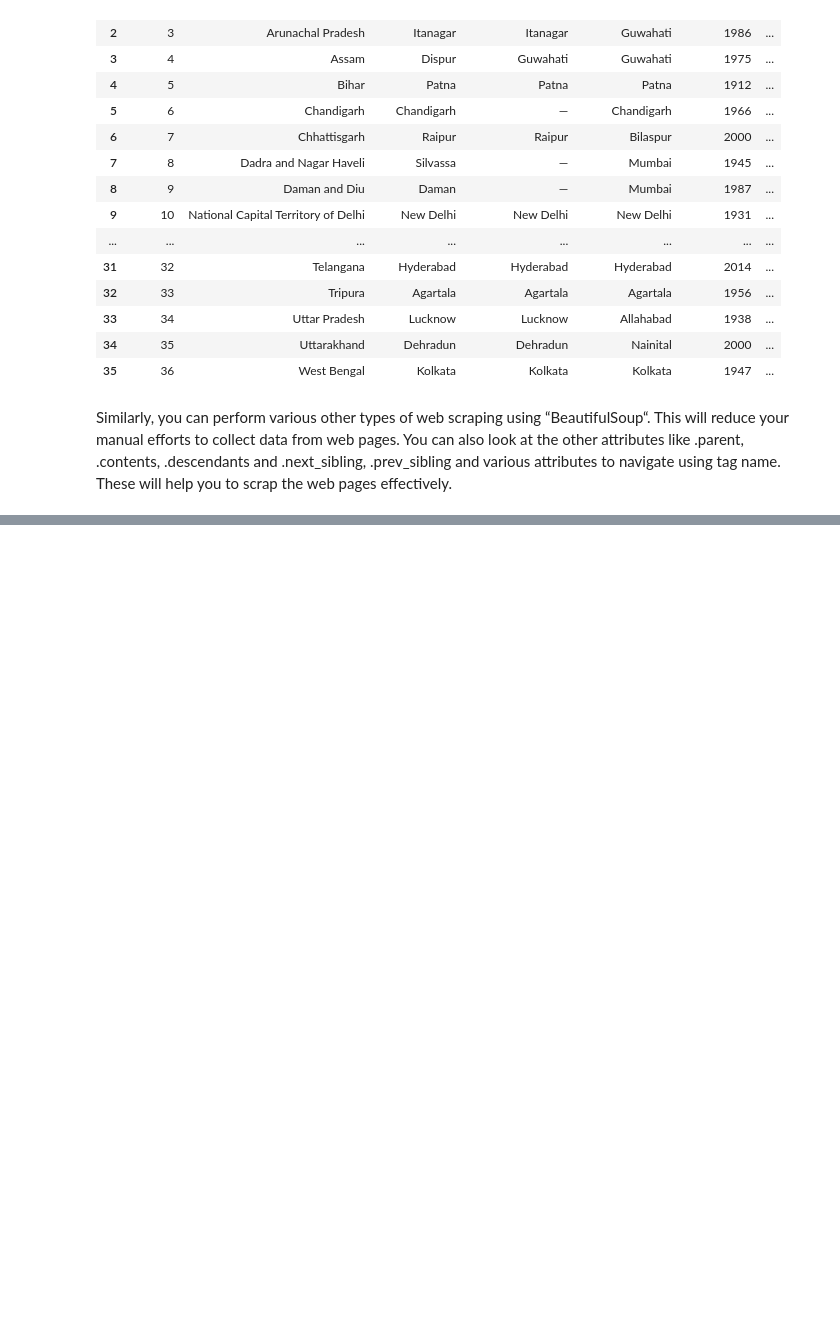
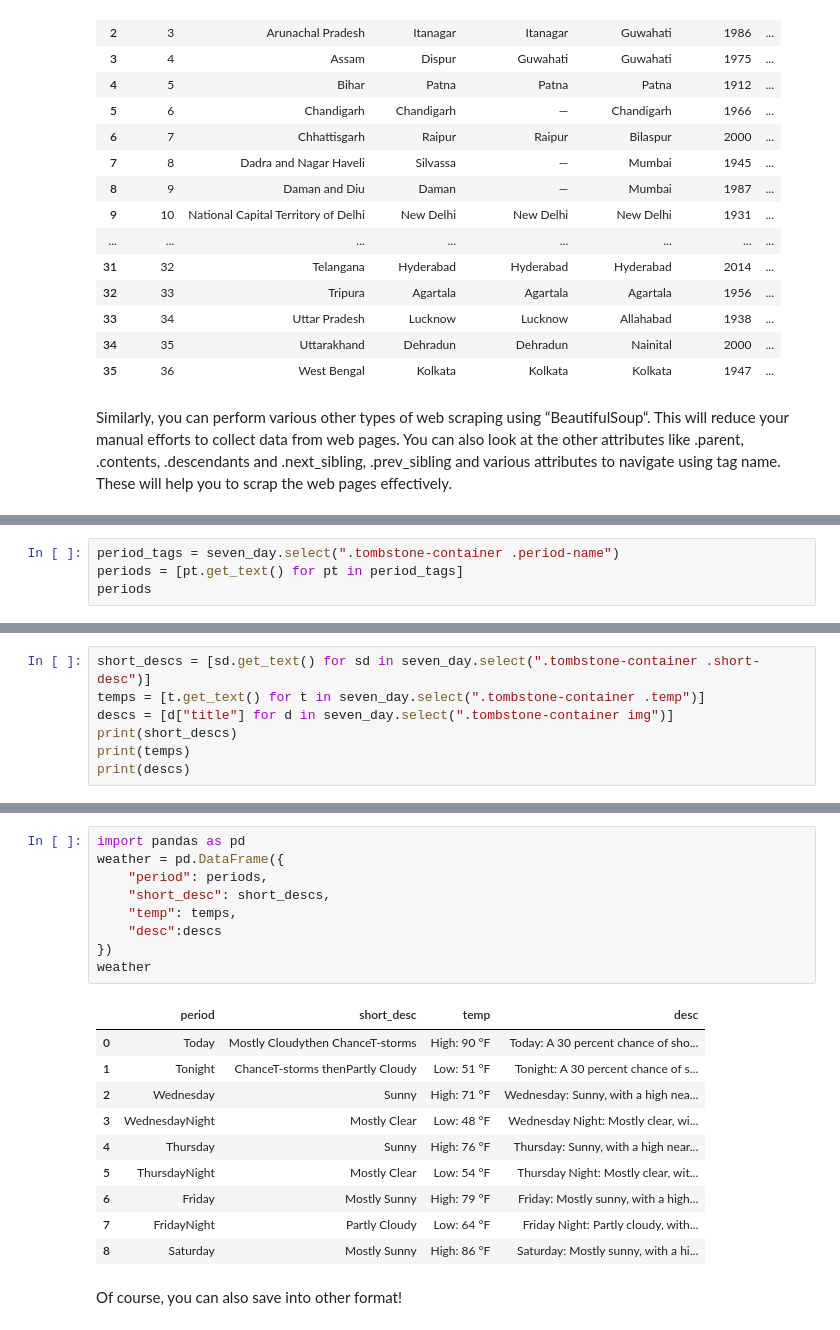
Before and after one commit to EngBett/UNT-INFO5717-Fall2019, a Jupyter notebook: Lesson 8/Lesson_eight.ipynb, the cells around one changed output, grey strips where cells are left out. Saved outputs shown, nothing was run; the diff lists cells and outputs as text; blank space fills up the shorter version.

```diff
--- a/Lesson 8/Lesson_eight.ipynb
+++ b/Lesson 8/Lesson_eight.ipynb
@@ -436,0 +547,4 @@ We want to extract information about the local weather from the National Weather
+# %%
+period_tags = seven_day.select(".tombstone-container .period-name")
+periods = [pt.get_text() for pt in period_tags]
+periods
@@ -436,0 +561,7 @@ We want to extract information about the local weather from the National Weather
+# %%
+short_descs = [sd.get_text() for sd in seven_day.select(".tombstone-container .short-desc")]
+temps = [t.get_text() for t in seven_day.select(".tombstone-container .temp")]
+descs = [d["title"] for d in seven_day.select(".tombstone-container img")]
+print(short_descs)
+print(temps)
+print(descs)
@@ -436,0 +578,22 @@ We want to extract information about the local weather from the National Weather
+# %%
+import pandas as pd
+weather = pd.DataFrame({
+    "period": periods,
+    "short_desc": short_descs,
+    "temp": temps,
+    "desc":descs
+})
+weather
+# %% [output]
+|  | period | short_desc | temp | desc |
+| 0 | Today | Mostly Cloudythen ChanceT-storms | High: 90 °F | Today: A 30 percent chance of sho... |
+| 1 | Tonight | ChanceT-storms thenPartly Cloudy | Low: 51 °F | Tonight: A 30 percent chance of s... |
+| 2 | Wednesday | Sunny | High: 71 °F | Wednesday: Sunny, with a high nea... |
+| 3 | WednesdayNight | Mostly Clear | Low: 48 °F | Wednesday Night: Mostly clear, wi... |
+| 4 | Thursday | Sunny | High: 76 °F | Thursday: Sunny, with a high near... |
+| 5 | ThursdayNight | Mostly Clear | Low: 54 °F | Thursday Night: Mostly clear, wit... |
+| 6 | Friday | Mostly Sunny | High: 79 °F | Friday: Mostly sunny, with a high... |
+| 7 | FridayNight | Partly Cloudy | Low: 64 °F | Friday Night: Partly cloudy, with... |
+| 8 | Saturday | Mostly Sunny | High: 86 °F | Saturday: Mostly sunny, with a hi... |
+# %% [markdown]
+Of course, you can also save into other format!
```
Also changed, not shown: parts of 10 cells of this notebook.
